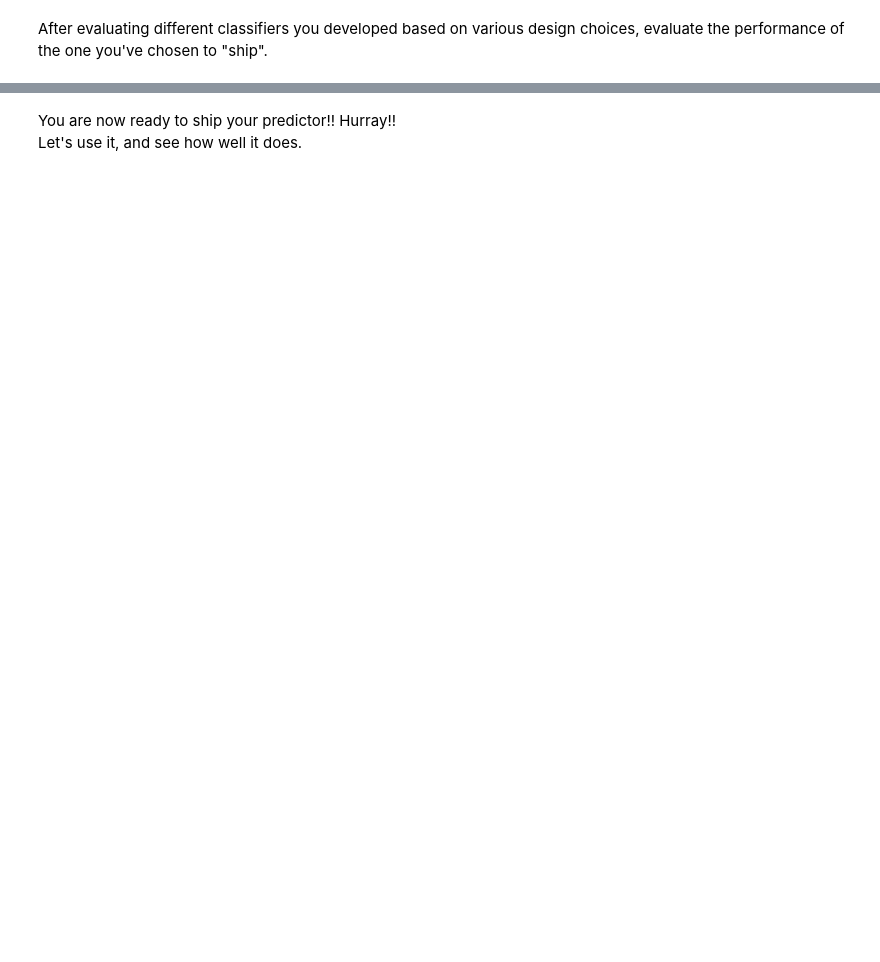
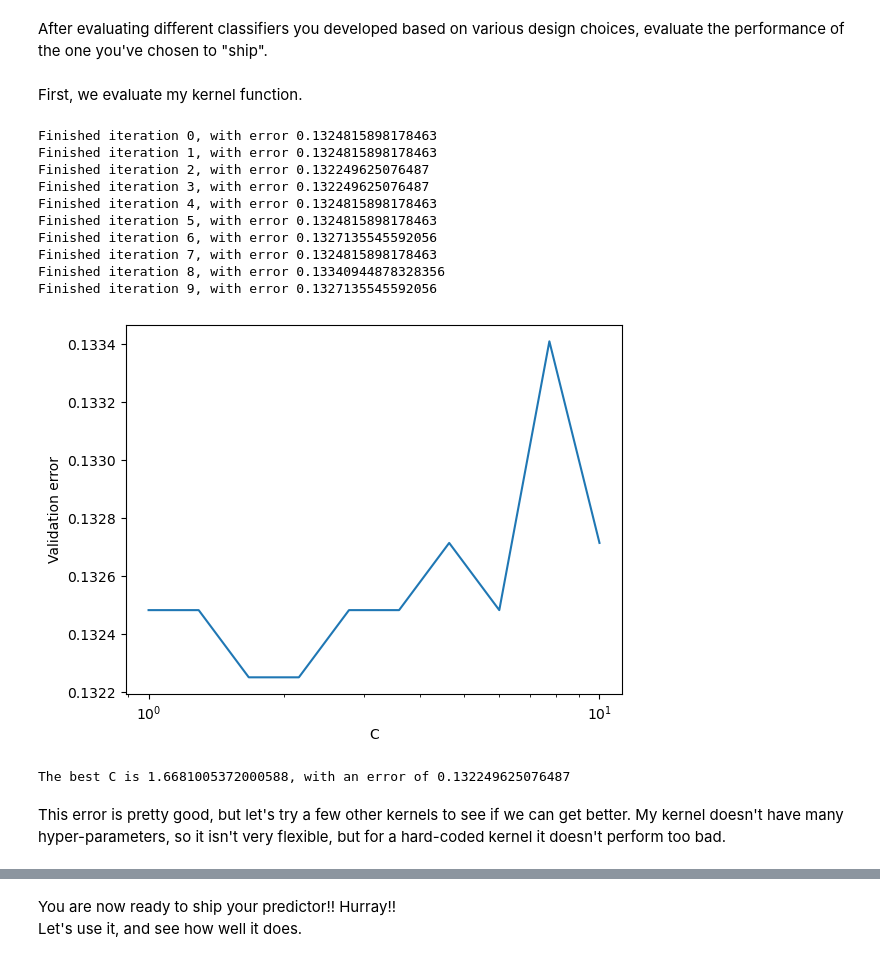
Before and after one commit to andrewlys/ttic31020, a Jupyter notebook: hw5/hw5-1.ipynb, the cells around one changed output, grey strips where cells are left out. Cells and saved outputs as stored; diff of their text form; code cells hidden in the pictures; blank space fills up the shorter version.

```diff
--- a/hw5/hw5-1.ipynb
+++ b/hw5/hw5-1.ipynb
@@ -516,6 +604,7 @@ Answer:
 Think about your own understanding of sentences. What features do you use to understand them? **Hand design a feature mapping from sentence to numeric values that might help a kernel learn to classify sentiment.** To do this, you may wish to load the training data and inspect what positive and negative samples look like.
 # %%
 X_train, y_train = utils.load_data(os.path.join(os.getcwd(),"data/cleaned_tweets_train.tsv"),type="train")
+y_train = np.array(y_train)
 # %%
 print("---- positive samples ----")
 for i in range(100):
@@ -647,3 +861,50 @@ Answer:
 
 
 After evaluating different classifiers you developed based on various design choices, evaluate the performance of the one you've chosen to "ship".
+# %% [markdown]
+First, we evaluate my kernel function.
+# %%
+#fast gram matrix based of my inner product
+emotion_dim_x_train = np.array([emotion_dimensions(x) for x in X_train])
+my_gram = emotion_dim_x_train @ emotion_dim_x_train.T
+# %%
+# cross validation utility
+def cross_val_svm(n, folds, X_train, y_train, kernel, c_low = -2, c_high = 2):
+    errs = np.zeros(n)
+    cs = np.logspace(c_low, c_high, num=n)
+    for i, c in enumerate(cs):
+        err = 0
+        svm_clf = svm.SVC(C=c, kernel = 'precomputed', cache_size=1000)
+        for j, (train_idxs, val_idxs) in enumerate(sklearn.model_selection.KFold(n_splits = folds).split(range(len(X_train)))):
+            svm_clf.fit(kernel[train_idxs][:, train_idxs], y_train[train_idxs])
+            preds = svm_clf.predict(kernel[val_idxs][:, train_idxs])
+            err += np.mean(preds != y_train[val_idxs])
+            print(f"Finished fold {j} with iteration {i}")
+        errs[i] = err/folds
+    return (cs, errs)
+# %%
+# evaluate model
+cs, errs = cross_val_svm(10, 3, X_train, y_train, my_gram, c_low = 0, c_high = 1)
+plt.plot(cs, errs)
+plt.xlabel('C')
+plt.xscale('log')
+plt.ylabel('Validation error')
+plt.show()
+# %% [output]
+Finished iteration 0, with error 0.1324815898178463
+Finished iteration 1, with error 0.1324815898178463
+Finished iteration 2, with error 0.132249625076487
+Finished iteration 3, with error 0.132249625076487
+Finished iteration 4, with error 0.1324815898178463
+Finished iteration 5, with error 0.1324815898178463
+Finished iteration 6, with error 0.1327135545592056
+Finished iteration 7, with error 0.1324815898178463
+Finished iteration 8, with error 0.13340944878328356
+Finished iteration 9, with error 0.1327135545592056
+[figure, added]
+# %%
+print(f"The best C for my own kernel is {cs[np.argmin(errs)]}, with an error of {np.min(errs)}")
+# %% [output]
+The best C is 1.6681005372000588, with an error of 0.132249625076487
+# %% [markdown]
+This error is pretty good, but let's try a few other kernels to see if we can get better. My kernel doesn't have many hyper-parameters, so it isn't very flexible, but for a hard-coded kernel it doesn't perform too bad.
```
Also changed, not shown: parts of 76 cells of this notebook, 22 other files.
